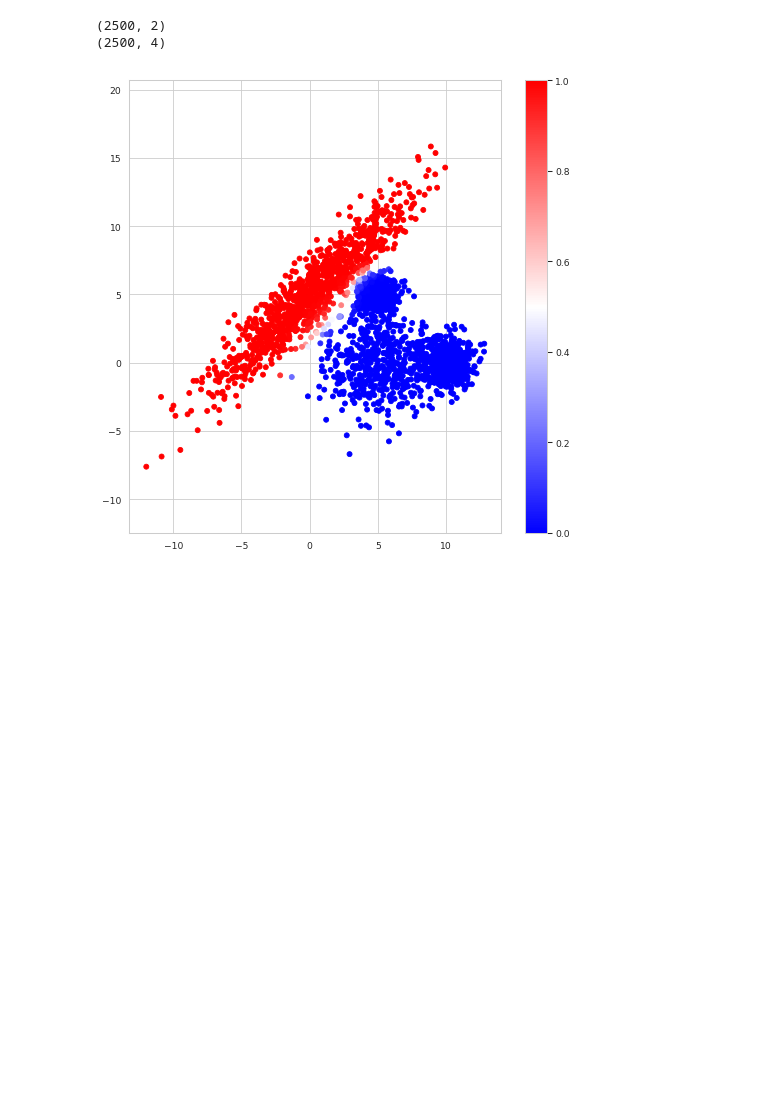
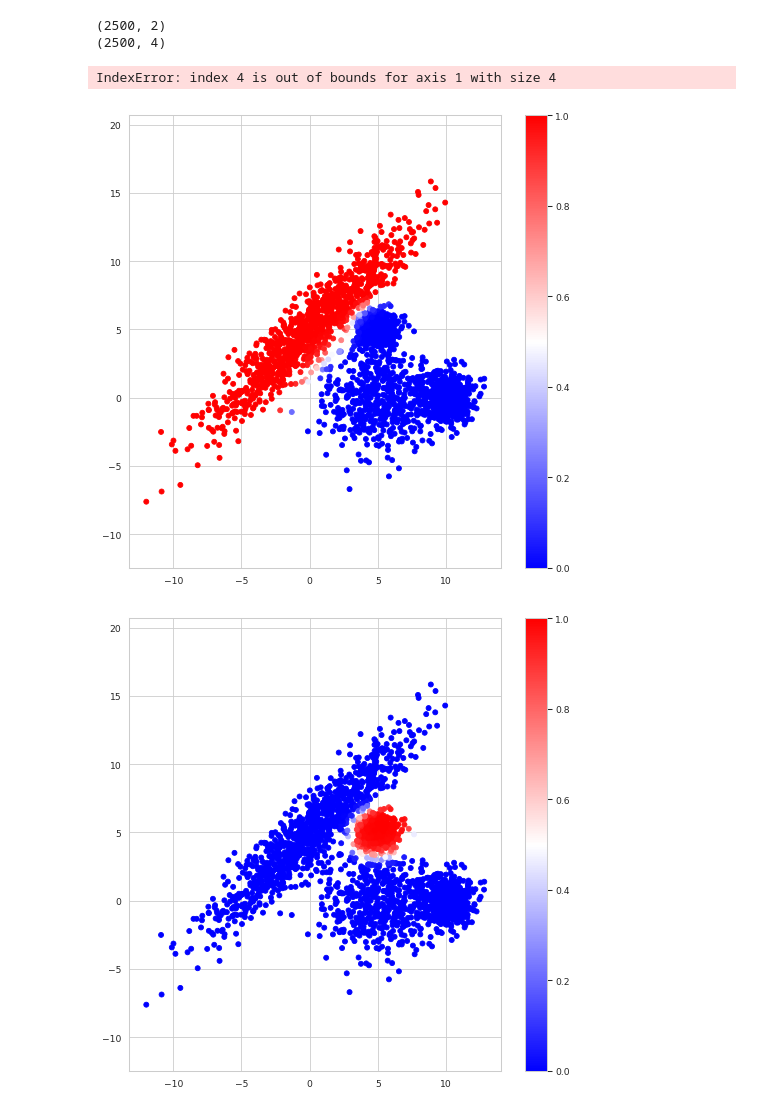
Before and after one commit to gmaze/lopsdata, a Jupyter notebook: clustering/Clustering - Tuto 0.ipynb, the cells around one changed output. Cells and saved outputs as stored; diff of their text form; code cells hidden in the pictures; blank space fills up the shorter version.

```diff
--- a/clustering/Clustering - Tuto 0.ipynb
+++ b/clustering/Clustering - Tuto 0.ipynb
@@ -287,22 +287,18 @@ print POST.shape
 # %%
 def plot2d_probs(X,prob,cluster_centers=np.empty(()),dpi=60):
 #     fig, ax = plt.subplots(nrows=1, ncols=1, figsize=plt.figaspect(0.6), dpi=90, facecolor='w', edgecolor='k')
     fig, ax = plt.subplots(nrows=1, ncols=1, figsize=(10,10), dpi=dpi, facecolor='w', edgecolor='k')
-
-#     n_clusters_ = prob.shape[1]
-
     plt.scatter(X[:,0], X[:,1], c=prob, cmap=plt.cm.get_cmap('bwr'), vmin=0, vmax=1)
-
 #         if len(cluster_centers.shape)>0:
 #             plt.plot(cluster_centers[k,0], cluster_centers[k,1], 'X', markerfacecolor=tuple(col),
 #                      markeredgecolor='k', markersize=10, label='Class center #%i'%(k))
-
     plt.axis('equal')
-#     plt.title('Number of clusters: %i' % n_clusters_)
-#     plt.legend()
     plt.colorbar()
     return fig, ax
 
-fig, ax = plot2d_probs(X,POST[:,0])
+for k in np.arange(POST.shape[0]-1):
+    fig, ax = plot2d_probs(X,POST[:,k])
 # %% [output]
+IndexError: index 4 is out of bounds for axis 1 with size 4
 [figure]
+[figure, added]
```
Also changed, not shown: parts of 1 cell of this notebook.
